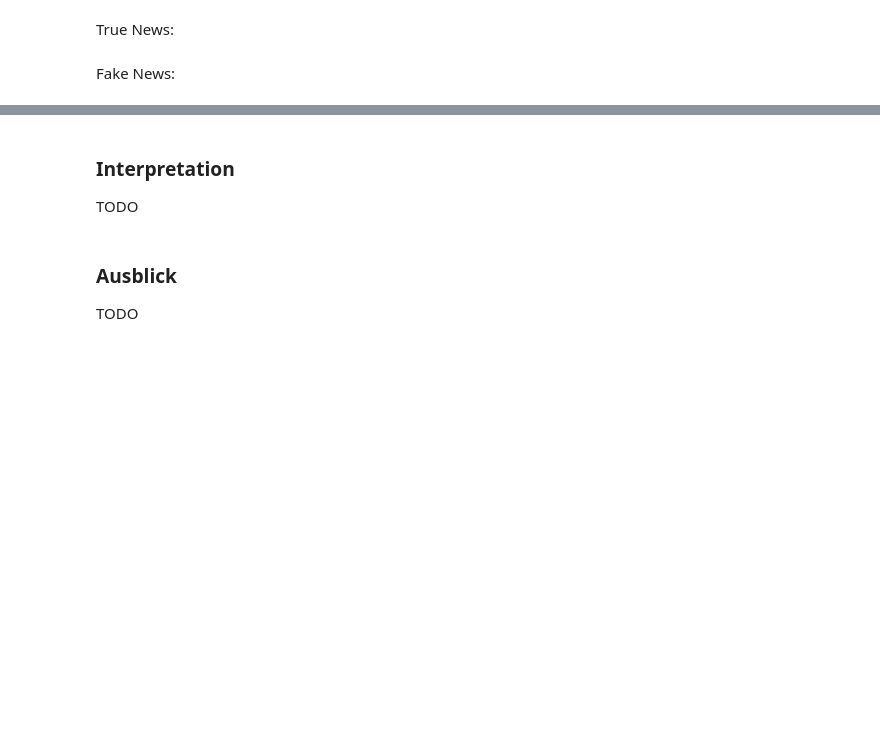
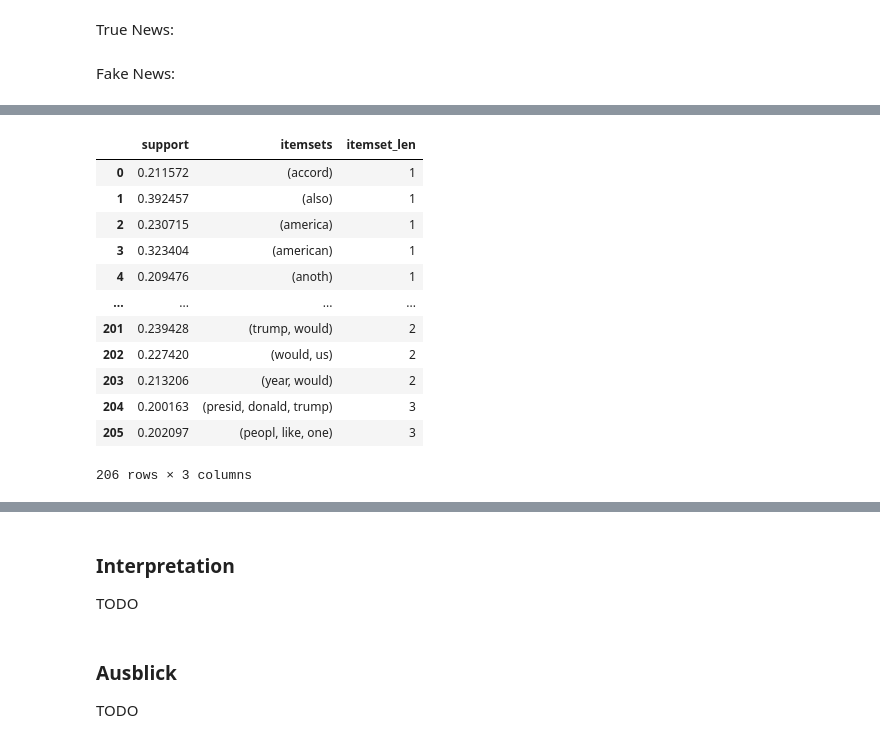
Before and after one commit to BotanB/Python_for_DS_FakeNewsDetection, a Jupyter notebook: Notebooks/Finale_Abgabe.ipynb, the cells around one changed output, grey strips where cells are left out. Drawn from its saved outputs; the diff is of its cells as text; code cells hidden in the pictures; blank space fills up the shorter version.

```diff
--- a/Notebooks/Finale_Abgabe.ipynb
+++ b/Notebooks/Finale_Abgabe.ipynb
@@ -1310,0 +1466,9 @@ for index, row in prepData_false.iterrows():
+# %%
+te = TransactionEncoder()
+te_ary = te.fit(dataset_false).transform(dataset_false)
+df = pd.DataFrame(te_ary, columns=te.columns_)
+
+
+frequent_itemsets_false = apriori(df, min_support=0.2, use_colnames=True)
+
+frequent_itemsets_false
@@ -1310,0 +1489,17 @@ for index, row in prepData_false.iterrows():
+# %%
+frequent_itemsets_false["itemset_len"] = frequent_itemsets_false["itemsets"].apply(lambda x: len(x))
+frequent_itemsets_false
+# %% [output]
+|  | support | itemsets | itemset_len |
+| 0 | 0.211572 | (accord) | 1 |
+| 1 | 0.392457 | (also) | 1 |
+| 2 | 0.230715 | (america) | 1 |
+| 3 | 0.323404 | (american) | 1 |
+| 4 | 0.209476 | (anoth) | 1 |
+| ... | ... | ... | ... |
+| 201 | 0.239428 | (trump, would) | 2 |
+| 202 | 0.227420 | (would, us) | 2 |
+| 203 | 0.213206 | (year, would) | 2 |
+| 204 | 0.200163 | (presid, donald, trump) | 3 |
+| 205 | 0.202097 | (peopl, like, one) | 3 |
+206 rows × 3 columns
```
Also changed, not shown: parts of 39 cells of this notebook, 1 other file.
